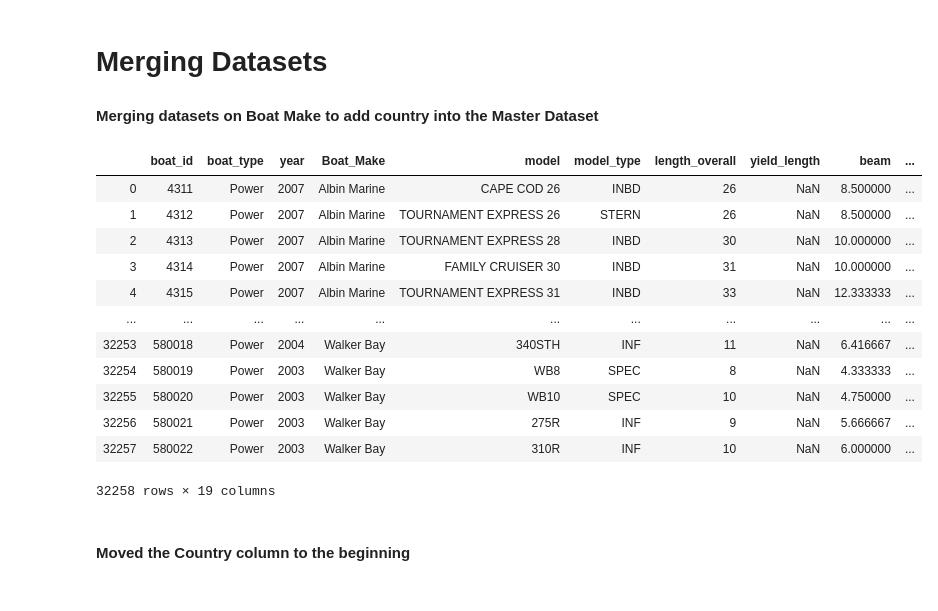
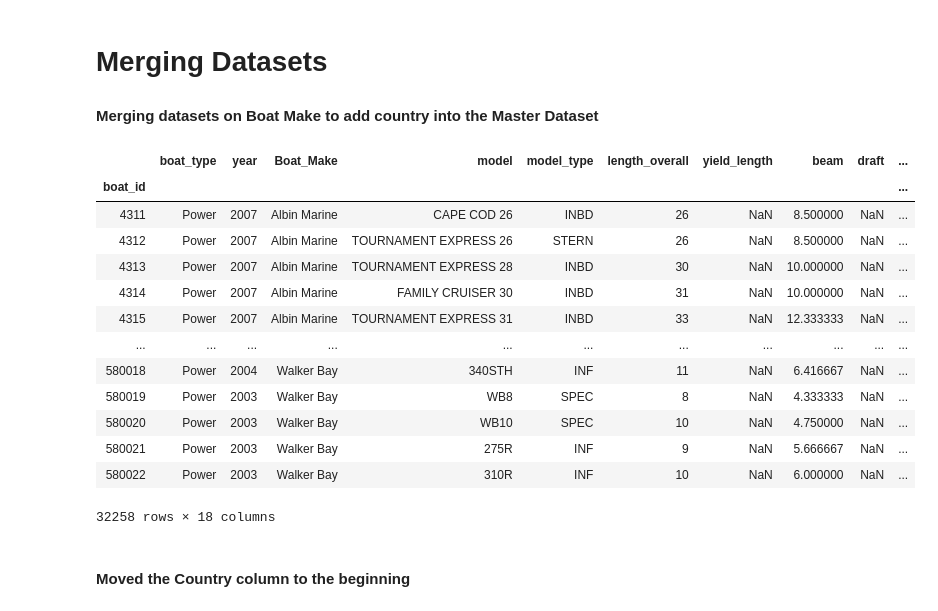
Before and after one commit to abejones26/downtown_docks, a Jupyter notebook: boat_master.ipynb, the cells around one changed output. Drawn from its saved outputs; the diff is of its cells as text; code cells hidden in the pictures.

Commit message:
Modified index code for csv and json

```diff
--- a/boat_master.ipynb
+++ b/boat_master.ipynb
@@ -94,22 +106,23 @@ gp_bb_df
 # Merging Datasets
 #### Merging datasets on Boat Make to add country into the Master Dataset
 # %%
-boat_master = pd.merge(mbd, unique_bb_df, how='inner', on="Boat_Make")
+boat_master = pd.merge(mbd, unique_bb_df, how='inner', on="Boat_Make").set_index('boat_id')
 boat_master
 # %% [output]
-|  | boat_id | boat_type | year | Boat_Make | model | model_type | length_overall | yield_length | beam | ... |
-| 0 | 4311 | Power | 2007 | Albin Marine | CAPE COD 26 | INBD | 26 | NaN | 8.500000 | ... |
-| 1 | 4312 | Power | 2007 | Albin Marine | TOURNAMENT EXPRESS 26 | STERN | 26 | NaN | 8.500000 | ... |
-| 2 | 4313 | Power | 2007 | Albin Marine | TOURNAMENT EXPRESS 28 | INBD | 30 | NaN | 10.000000 | ... |
-| 3 | 4314 | Power | 2007 | Albin Marine | FAMILY CRUISER 30 | INBD | 31 | NaN | 10.000000 | ... |
-| 4 | 4315 | Power | 2007 | Albin Marine | TOURNAMENT EXPRESS 31 | INBD | 33 | NaN | 12.333333 | ... |
+|  | boat_type | year | Boat_Make | model | model_type | length_overall | yield_length | beam | draft | ... |
+| boat_id |  |  |  |  |  |  |  |  |  | ... |
+| 4311 | Power | 2007 | Albin Marine | CAPE COD 26 | INBD | 26 | NaN | 8.500000 | NaN | ... |
+| 4312 | Power | 2007 | Albin Marine | TOURNAMENT EXPRESS 26 | STERN | 26 | NaN | 8.500000 | NaN | ... |
+| 4313 | Power | 2007 | Albin Marine | TOURNAMENT EXPRESS 28 | INBD | 30 | NaN | 10.000000 | NaN | ... |
+| 4314 | Power | 2007 | Albin Marine | FAMILY CRUISER 30 | INBD | 31 | NaN | 10.000000 | NaN | ... |
+| 4315 | Power | 2007 | Albin Marine | TOURNAMENT EXPRESS 31 | INBD | 33 | NaN | 12.333333 | NaN | ... |
 | ... | ... | ... | ... | ... | ... | ... | ... | ... | ... | ... |
-| 32253 | 580018 | Power | 2004 | Walker Bay | 340STH | INF | 11 | NaN | 6.416667 | ... |
-| 32254 | 580019 | Power | 2003 | Walker Bay | WB8 | SPEC | 8 | NaN | 4.333333 | ... |
-| 32255 | 580020 | Power | 2003 | Walker Bay | WB10 | SPEC | 10 | NaN | 4.750000 | ... |
-| 32256 | 580021 | Power | 2003 | Walker Bay | 275R | INF | 9 | NaN | 5.666667 | ... |
-| 32257 | 580022 | Power | 2003 | Walker Bay | 310R | INF | 10 | NaN | 6.000000 | ... |
+| 580018 | Power | 2004 | Walker Bay | 340STH | INF | 11 | NaN | 6.416667 | NaN | ... |
+| 580019 | Power | 2003 | Walker Bay | WB8 | SPEC | 8 | NaN | 4.333333 | NaN | ... |
+| 580020 | Power | 2003 | Walker Bay | WB10 | SPEC | 10 | NaN | 4.750000 | NaN | ... |
+| 580021 | Power | 2003 | Walker Bay | 275R | INF | 9 | NaN | 5.666667 | NaN | ... |
+| 580022 | Power | 2003 | Walker Bay | 310R | INF | 10 | NaN | 6.000000 | NaN | ... |
-32258 rows × 19 columns
+32258 rows × 18 columns
 # %% [markdown]
 #### Moved the Country column to the beginning
 # %%
```
Also changed, not shown: parts of 6 cells of this notebook, 3 other files.
